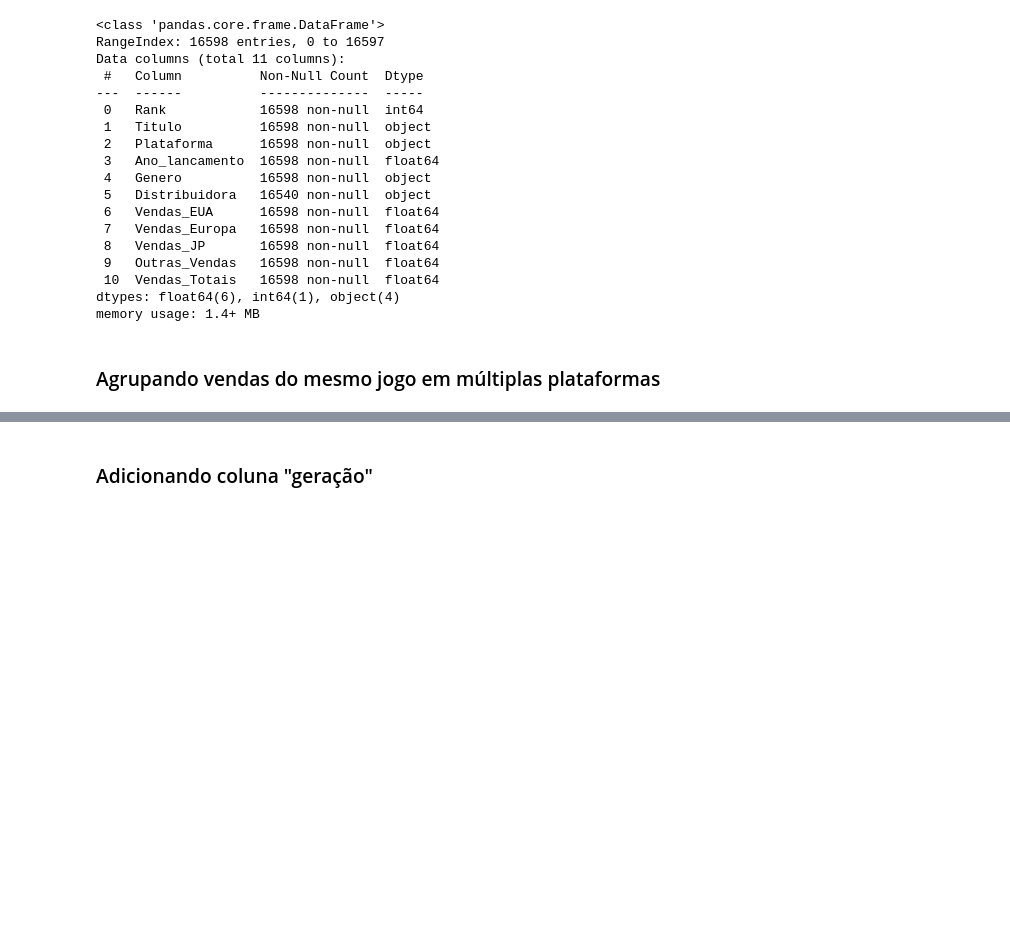
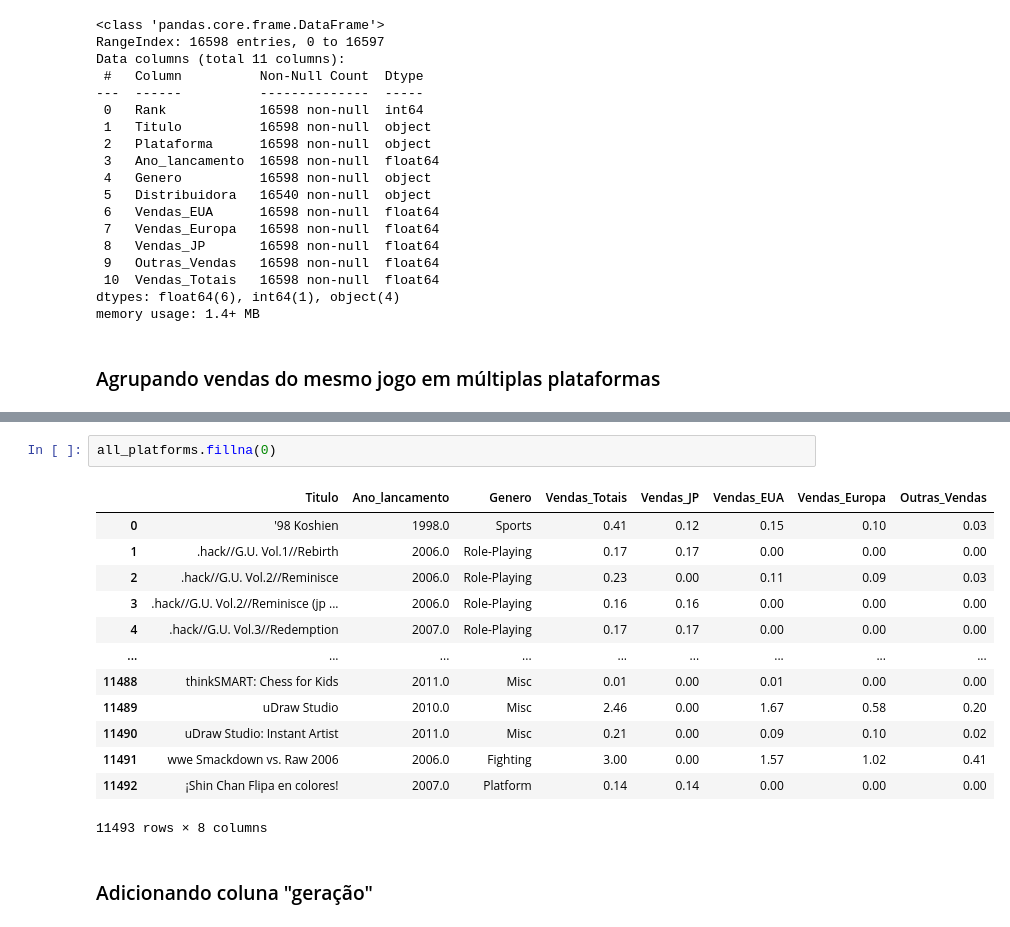
Before and after one commit to JoaoVictorCRP/projeto-estatistica, a Jupyter notebook: Project_ETL.ipynb, the cells around one changed output, grey strips where cells are left out. Drawn from its saved outputs; the diff is of its cells as text; blank space fills up the shorter version.

```diff
--- a/Project_ETL.ipynb
+++ b/Project_ETL.ipynb
@@ -194,3 +190,19 @@ all_platforms.sort_values('Vendas_Totais', ascending=False)
+# %%
+all_platforms.fillna(0)
+# %% [output]
+|  | Titulo | Ano_lancamento | Genero | Vendas_Totais | Vendas_JP | Vendas_EUA | Vendas_Europa | Outras_Vendas |
+| 0 | '98 Koshien | 1998.0 | Sports | 0.41 | 0.12 | 0.15 | 0.10 | 0.03 |
+| 1 | .hack//G.U. Vol.1//Rebirth | 2006.0 | Role-Playing | 0.17 | 0.17 | 0.00 | 0.00 | 0.00 |
+| 2 | .hack//G.U. Vol.2//Reminisce | 2006.0 | Role-Playing | 0.23 | 0.00 | 0.11 | 0.09 | 0.03 |
+| 3 | .hack//G.U. Vol.2//Reminisce (jp ... | 2006.0 | Role-Playing | 0.16 | 0.16 | 0.00 | 0.00 | 0.00 |
+| 4 | .hack//G.U. Vol.3//Redemption | 2007.0 | Role-Playing | 0.17 | 0.17 | 0.00 | 0.00 | 0.00 |
+| ... | ... | ... | ... | ... | ... | ... | ... | ... |
+| 11488 | thinkSMART: Chess for Kids | 2011.0 | Misc | 0.01 | 0.00 | 0.01 | 0.00 | 0.00 |
+| 11489 | uDraw Studio | 2010.0 | Misc | 2.46 | 0.00 | 1.67 | 0.58 | 0.20 |
+| 11490 | uDraw Studio: Instant Artist | 2011.0 | Misc | 0.21 | 0.00 | 0.09 | 0.10 | 0.02 |
+| 11491 | wwe Smackdown vs. Raw 2006 | 2006.0 | Fighting | 3.00 | 0.00 | 1.57 | 1.02 | 0.41 |
+| 11492 | ¡Shin Chan Flipa en colores! | 2007.0 | Platform | 0.14 | 0.14 | 0.00 | 0.00 | 0.00 |
+11493 rows × 8 columns
 # %% [markdown]
 ### Adicionando coluna "geração"
 # %% [markdown]
```
Also changed, not shown: parts of 2 cells of this notebook, 2 other files.
